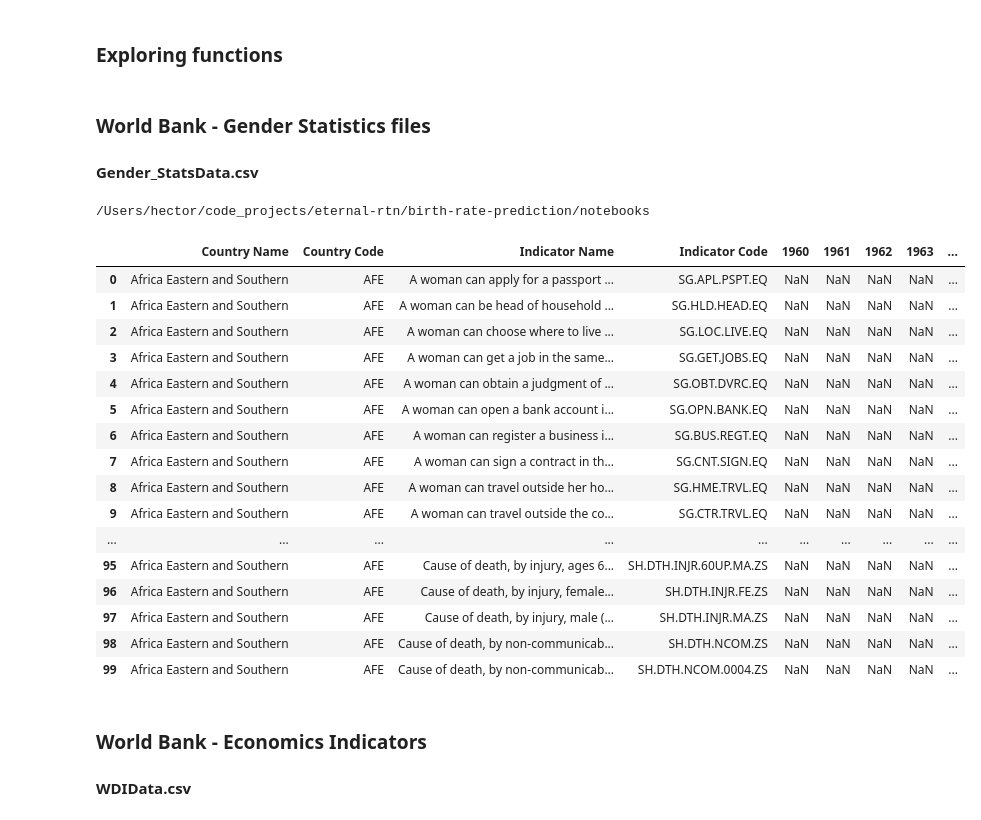
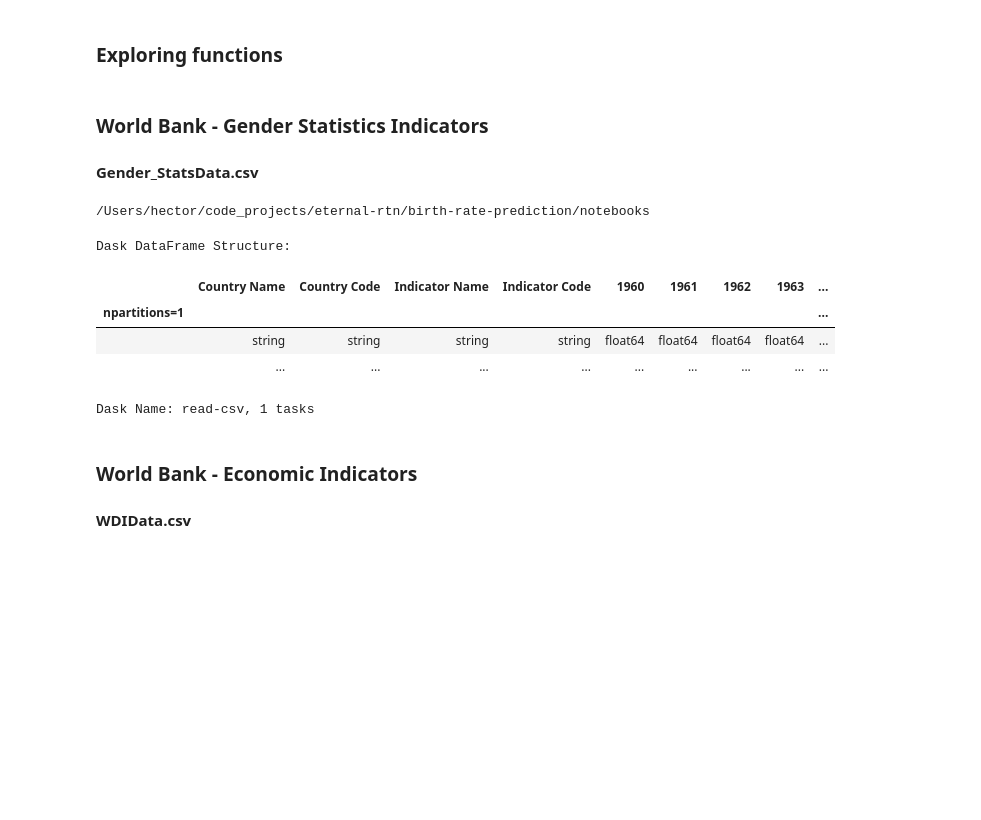
Before and after one commit to cuevash/birth-rate-prediction, a Jupyter notebook: notebooks/Exploratory Analysis.ipynb, the cells around one changed output. Cells and saved outputs as stored; diff of their text form; code cells hidden in the pictures; blank space fills up the shorter version.

```diff
--- a/notebooks/Exploratory Analysis.ipynb
+++ b/notebooks/Exploratory Analysis.ipynb
@@ -23,12 +30,22 @@ pd.set_option("display.max_rows", None)
 pd.set_option("display.max_colwidth", 120)
 pd.set_option("display.max_columns", 100)
 
-def explore_csv_file(_file_name: str, first_n: int = 100):
-    """Function to explore the data a csv file"""
 
-    return pd.read_csv(_file_name).head(first_n)
+def read_csv_file(_file_name: str):
+    """Function to read the data from a csv file"""
+
+    return dd.read_csv(
+        _file_name,
+        assume_missing=True,
+        dtype={
+            "Country Name": "string",
+            "Country Code": "string",
+            "Indicator Name": "string",
+            "Indicator Code": "string",
+        },
+    )
 # %% [markdown]
-### World Bank - Gender Statistics files
+### World Bank - Gender Statistics Indicators
 
 #### Gender_StatsData.csv
 # %%
@@ -36,28 +53,19 @@ def explore_csv_file(_file_name: str, first_n: int = 100):
 # %% [output]
 /Users/hector/code_projects/eternal-rtn/birth-rate-prediction/notebooks
 # %%
-df = explore_csv_file( f"{ROOT_DIR_RELATIVE_PATH}/data/raw/gender-stats/Gender_StatsData.csv")
-df
+df_gender_indicators = read_csv_file(
+    f"{ROOT_DIR_RELATIVE_PATH}/data/raw/gender-stats/Gender_StatsData.csv"
+)
+df_gender_indicators
 # %% [output]
+Dask DataFrame Structure:
 |  | Country Name | Country Code | Indicator Name | Indicator Code | 1960 | 1961 | 1962 | 1963 | ... |
-| 0 | Africa Eastern and Southern | AFE | A woman can apply for a passport ... | SG.APL.PSPT.EQ | NaN | NaN | NaN | NaN | ... |
-| 1 | Africa Eastern and Southern | AFE | A woman can be head of household ... | SG.HLD.HEAD.EQ | NaN | NaN | NaN | NaN | ... |
-| 2 | Africa Eastern and Southern | AFE | A woman can choose where to live ... | SG.LOC.LIVE.EQ | NaN | NaN | NaN | NaN | ... |
-| 3 | Africa Eastern and Southern | AFE | A woman can get a job in the same... | SG.GET.JOBS.EQ | NaN | NaN | NaN | NaN | ... |
-| 4 | Africa Eastern and Southern | AFE | A woman can obtain a judgment of ... | SG.OBT.DVRC.EQ | NaN | NaN | NaN | NaN | ... |
-| 5 | Africa Eastern and Southern | AFE | A woman can open a bank account i... | SG.OPN.BANK.EQ | NaN | NaN | NaN | NaN | ... |
-| 6 | Africa Eastern and Southern | AFE | A woman can register a business i... | SG.BUS.REGT.EQ | NaN | NaN | NaN | NaN | ... |
-| 7 | Africa Eastern and Southern | AFE | A woman can sign a contract in th... | SG.CNT.SIGN.EQ | NaN | NaN | NaN | NaN | ... |
-| 8 | Africa Eastern and Southern | AFE | A woman can travel outside her ho... | SG.HME.TRVL.EQ | NaN | NaN | NaN | NaN | ... |
-| 9 | Africa Eastern and Southern | AFE | A woman can travel outside the co... | SG.CTR.TRVL.EQ | NaN | NaN | NaN | NaN | ... |
-| ... | ... | ... | ... | ... | ... | ... | ... | ... | ... |
-| 95 | Africa Eastern and Southern | AFE | Cause of death, by injury, ages 6... | SH.DTH.INJR.60UP.MA.ZS | NaN | NaN | NaN | NaN | ... |
-| 96 | Africa Eastern and Southern | AFE | Cause of death, by injury, female... | SH.DTH.INJR.FE.ZS | NaN | NaN | NaN | NaN | ... |
-| 97 | Africa Eastern and Southern | AFE | Cause of death, by injury, male (... | SH.DTH.INJR.MA.ZS | NaN | NaN | NaN | NaN | ... |
-| 98 | Africa Eastern and Southern | AFE | Cause of death, by non-communicab... | SH.DTH.NCOM.ZS | NaN | NaN | NaN | NaN | ... |
-| 99 | Africa Eastern and Southern | AFE | Cause of death, by non-communicab... | SH.DTH.NCOM.0004.ZS | NaN | NaN | NaN | NaN | ... |
+| npartitions=1 |  |  |  |  |  |  |  |  | ... |
+|  | string | string | string | string | float64 | float64 | float64 | float64 | ... |
+|  | ... | ... | ... | ... | ... | ... | ... | ... | ... |
+Dask Name: read-csv, 1 tasks
 # %% [markdown]
-### World Bank - Economics Indicators
+### World Bank - Economic Indicators
 
 #### WDIData.csv
 # %%
```
Also changed, not shown: parts of 28 cells of this notebook, 3 other files.
